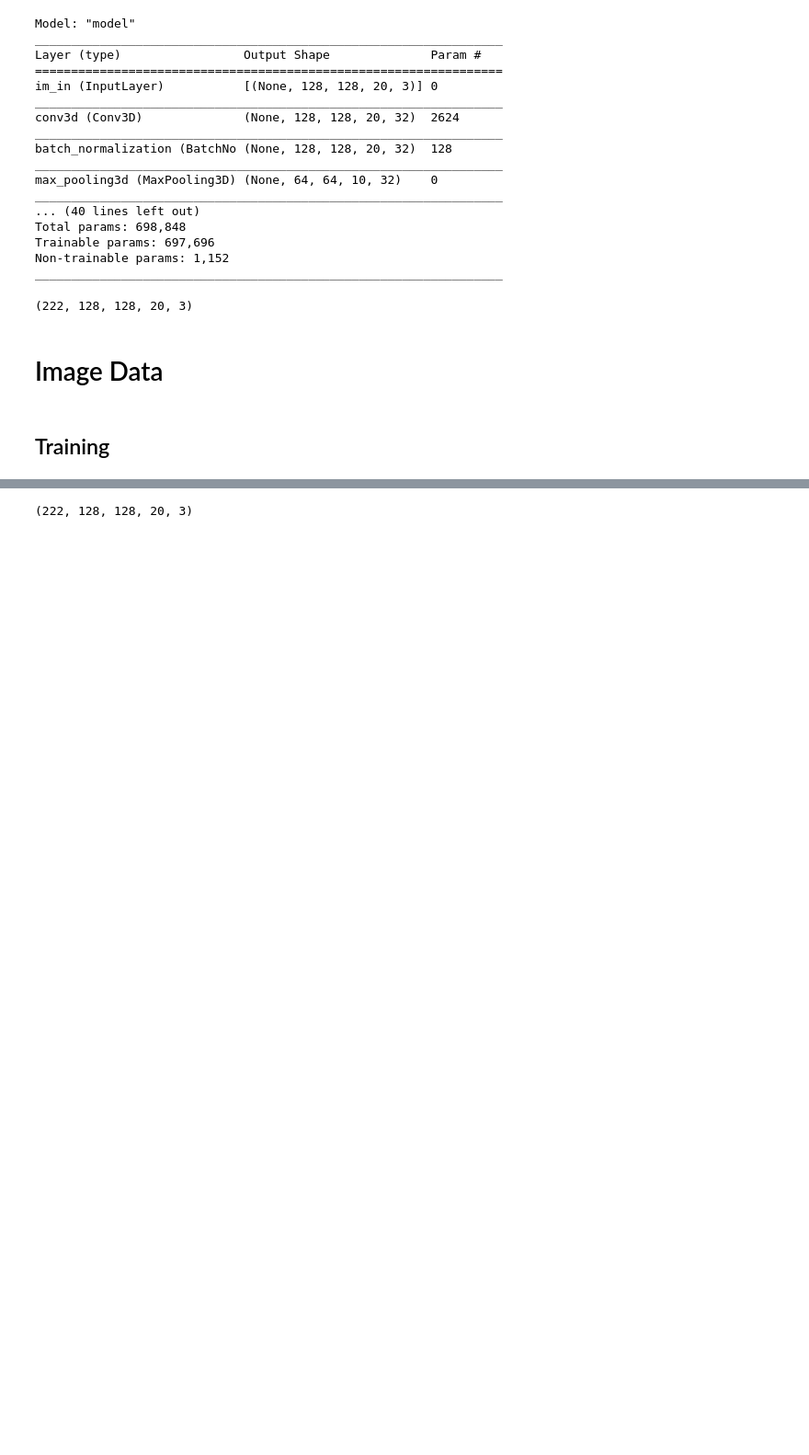
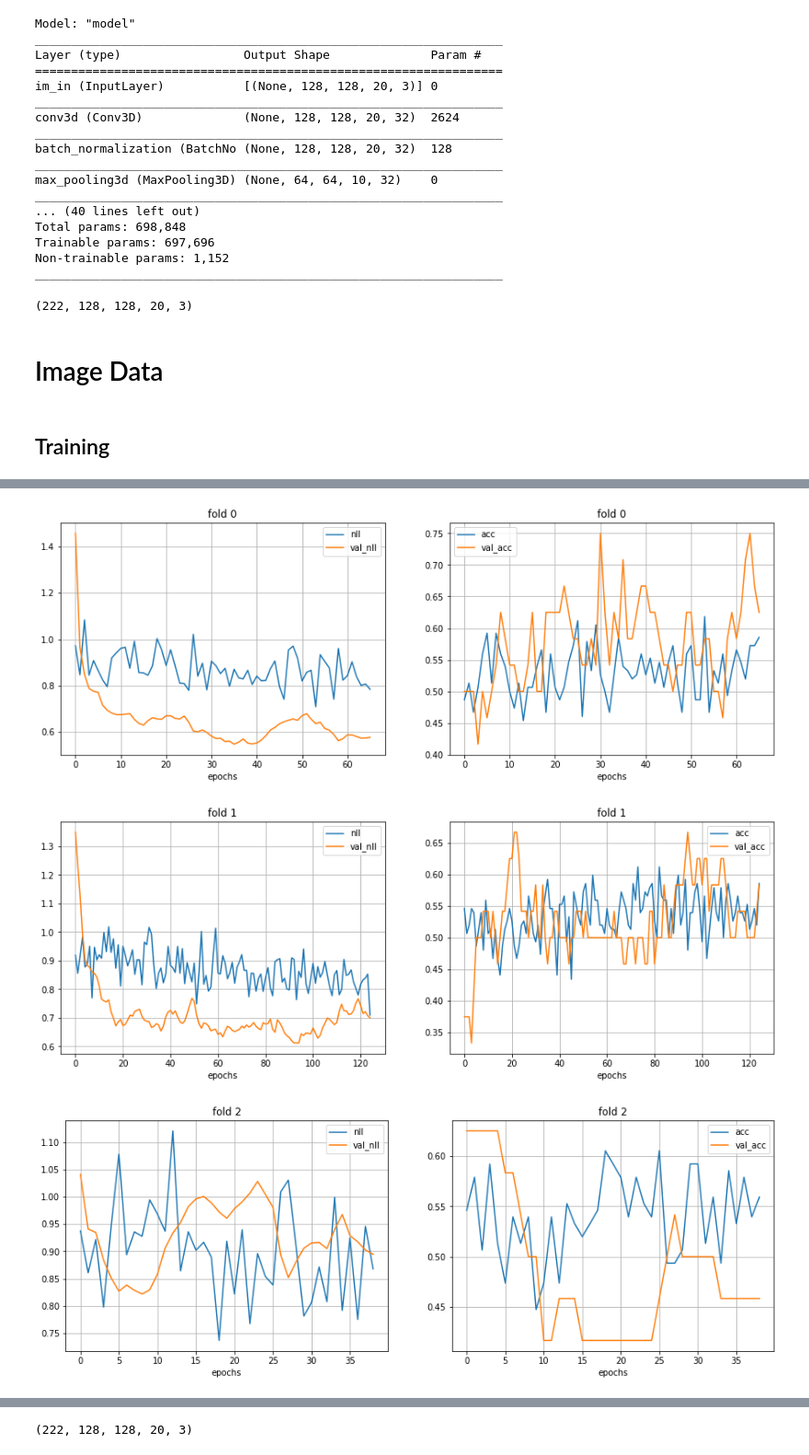
Before and after one commit to moritzisidor/stroke_AI, a Jupyter notebook: ONTRAM_3d_dwi_binary_cause.ipynb, the cells around one changed output, grey strips where cells are left out. Shown at 92% size. Cells and saved outputs as stored; diff of their text form; code cells hidden in the pictures; blank space fills up the shorter version.

Commit message:
major changes in binary cause model

```diff
--- a/ONTRAM_3d_dwi_binary_cause.ipynb
+++ b/ONTRAM_3d_dwi_binary_cause.ipynb
@@ -334,6 +335,8 @@ X.shape[0:]
 # %%
 folder_name = "ONTRAM_toast_binary_Img/"
 batch_size = 8
+C = 2 # binary outcome
+epochs = 300
 # # create folders: run only once
 #os.mkdir(OUTPUT_DIR + folder_name)
 #for i in range(5):
@@ -355,0 +444,27 @@ def train_preprocessing(data, label):
+# %%
+# plot training history for fold f
+
+for f in range(0,5):
+    cfp = OUTPUT_DIR + folder_name + "fold" + str(f) + "/" + "run" + str(0) + "/"
+    hist = pd.read_csv(cfp + "history.csv")
+
+    plt.figure(figsize = (15,5))
+    plt.subplot(1,2,1)
+    plt.plot(hist['loss'], label = "nll")
+    plt.plot(hist['val_loss'],label = "val_nll")
+    plt.legend()
+    plt.grid()
+    plt.xlabel('epochs')
+    plt.title("fold " + str(f))
+    plt.subplot(1,2,2)
+    plt.plot(hist['acc'], label = "acc")
+    plt.plot(hist['val_acc'],label = "val_acc")
+    plt.xlabel('epochs')
+    plt.legend()
+    plt.grid()
+    plt.title("fold " + str(f))
+    plt.show()
+# %% [output]
+[figure, added]
+[figure, added]
+[figure, added]
```
Also changed, not shown: parts of 21 cells of this notebook, 2 other files.
